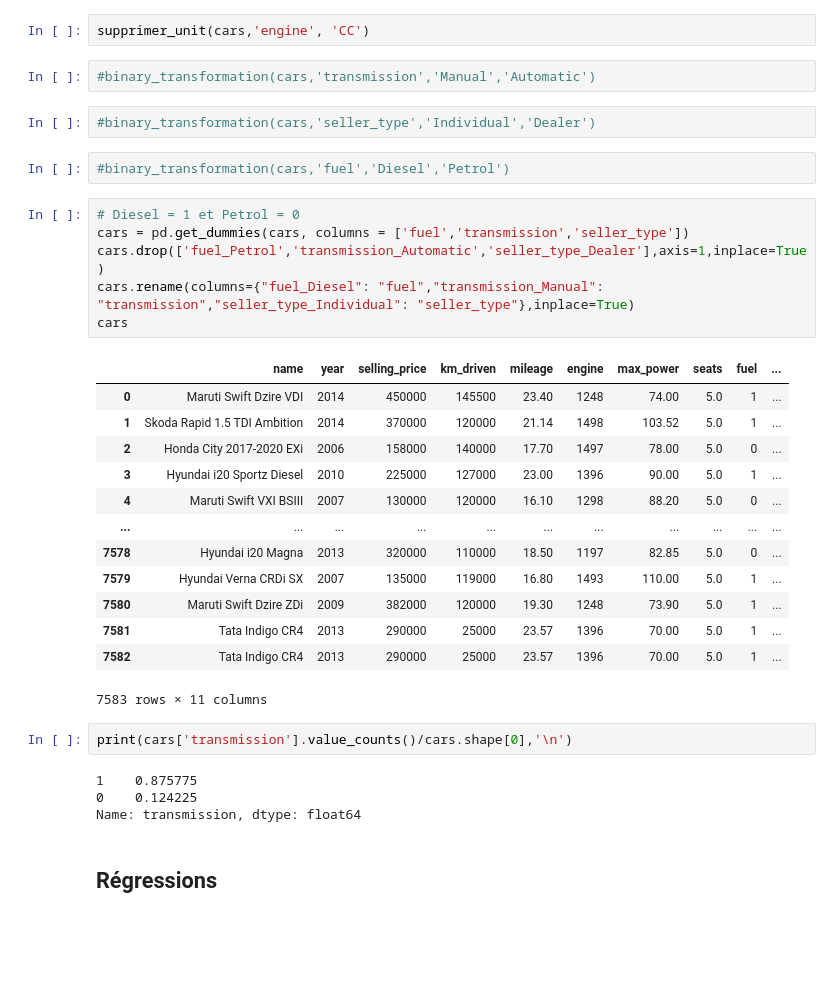
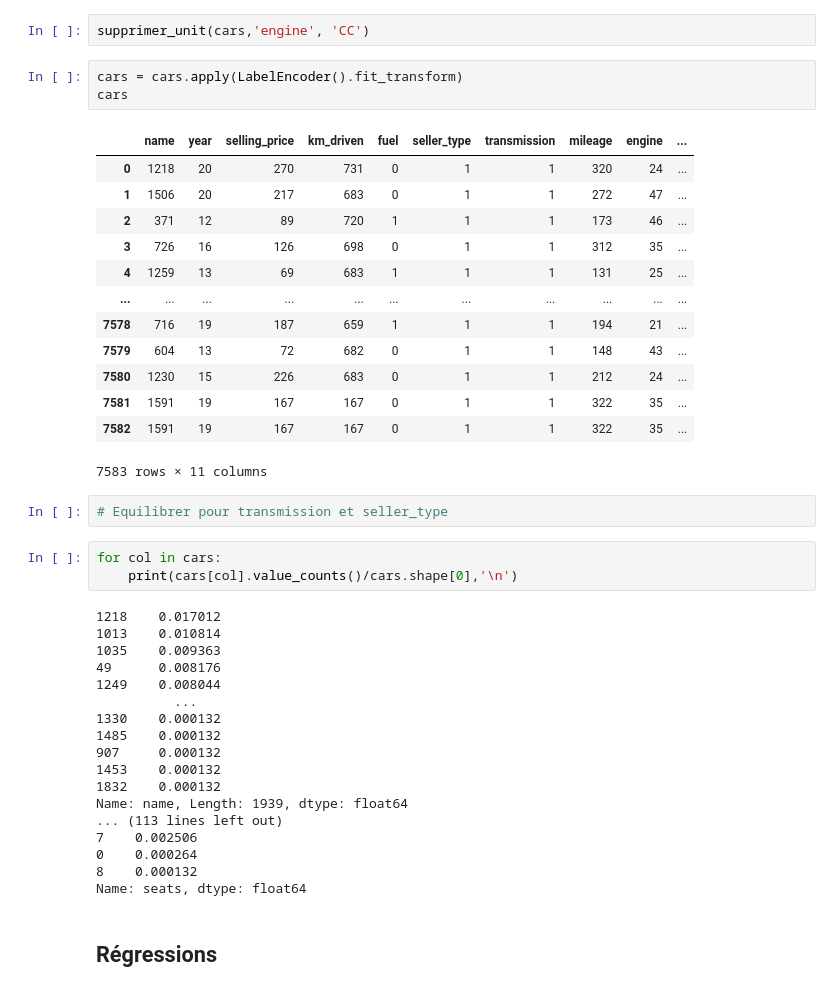
Before and after one commit to jagereren/Car-price-prediction-Machine-learning, a Jupyter notebook: projet_ias.ipynb, the cells around one changed output. Drawn from its saved outputs; the diff is of its cells as text; blank space fills up the shorter version.

```diff
--- a/projet_ias.ipynb
+++ b/projet_ias.ipynb
@@ -210,38 +208,46 @@ supprimer_unit(cars,'max_power','bhp')
 supprimer_unit(cars,'mileage', 'kmpl')
 # %%
 supprimer_unit(cars,'engine', 'CC')
-# %%
-#binary_transformation(cars,'transmission','Manual','Automatic')
-# %%
-#binary_transformation(cars,'seller_type','Individual','Dealer')
-# %%
-#binary_transformation(cars,'fuel','Diesel','Petrol')
-# %%
-# Diesel = 1 et Petrol = 0
-cars = pd.get_dummies(cars, columns = ['fuel','transmission','seller_type'])
-cars.drop(['fuel_Petrol','transmission_Automatic','seller_type_Dealer'],axis=1,inplace=True)
-cars.rename(columns={"fuel_Diesel": "fuel","transmission_Manual": "transmission","seller_type_Individual": "seller_type"},inplace=True)
-cars
-# %% [output]
-|  | name | year | selling_price | km_driven | mileage | engine | max_power | seats | fuel | ... |
-| 0 | Maruti Swift Dzire VDI | 2014 | 450000 | 145500 | 23.40 | 1248 | 74.00 | 5.0 | 1 | ... |
-| 1 | Skoda Rapid 1.5 TDI Ambition | 2014 | 370000 | 120000 | 21.14 | 1498 | 103.52 | 5.0 | 1 | ... |
-| 2 | Honda City 2017-2020 EXi | 2006 | 158000 | 140000 | 17.70 | 1497 | 78.00 | 5.0 | 0 | ... |
-| 3 | Hyundai i20 Sportz Diesel | 2010 | 225000 | 127000 | 23.00 | 1396 | 90.00 | 5.0 | 1 | ... |
-| 4 | Maruti Swift VXI BSIII | 2007 | 130000 | 120000 | 16.10 | 1298 | 88.20 | 5.0 | 0 | ... |
-| ... | ... | ... | ... | ... | ... | ... | ... | ... | ... | ... |
-| 7578 | Hyundai i20 Magna | 2013 | 320000 | 110000 | 18.50 | 1197 | 82.85 | 5.0 | 0 | ... |
-| 7579 | Hyundai Verna CRDi SX | 2007 | 135000 | 119000 | 16.80 | 1493 | 110.00 | 5.0 | 1 | ... |
-| 7580 | Maruti Swift Dzire ZDi | 2009 | 382000 | 120000 | 19.30 | 1248 | 73.90 | 5.0 | 1 | ... |
-| 7581 | Tata Indigo CR4 | 2013 | 290000 | 25000 | 23.57 | 1396 | 70.00 | 5.0 | 1 | ... |
-| 7582 | Tata Indigo CR4 | 2013 | 290000 | 25000 | 23.57 | 1396 | 70.00 | 5.0 | 1 | ... |
-7583 rows × 11 columns
+# %%
+cars = cars.apply(LabelEncoder().fit_transform)
+cars
+# %% [output]
+|  | name | year | selling_price | km_driven | fuel | seller_type | transmission | mileage | engine | ... |
+| 0 | 1218 | 20 | 270 | 731 | 0 | 1 | 1 | 320 | 24 | ... |
+| 1 | 1506 | 20 | 217 | 683 | 0 | 1 | 1 | 272 | 47 | ... |
+| 2 | 371 | 12 | 89 | 720 | 1 | 1 | 1 | 173 | 46 | ... |
+| 3 | 726 | 16 | 126 | 698 | 0 | 1 | 1 | 312 | 35 | ... |
+| 4 | 1259 | 13 | 69 | 683 | 1 | 1 | 1 | 131 | 25 | ... |
+| ... | ... | ... | ... | ... | ... | ... | ... | ... | ... | ... |
+| 7578 | 716 | 19 | 187 | 659 | 1 | 1 | 1 | 194 | 21 | ... |
+| 7579 | 604 | 13 | 72 | 682 | 0 | 1 | 1 | 148 | 43 | ... |
+| 7580 | 1230 | 15 | 226 | 683 | 0 | 1 | 1 | 212 | 24 | ... |
+| 7581 | 1591 | 19 | 167 | 167 | 0 | 1 | 1 | 322 | 35 | ... |
+| 7582 | 1591 | 19 | 167 | 167 | 0 | 1 | 1 | 322 | 35 | ... |
+7583 rows × 11 columns
+# %%
+# Equilibrer pour transmission et seller_type
 # %%
-print(cars['transmission'].value_counts()/cars.shape[0],'\n')
+for col in cars:
+    print(cars[col].value_counts()/cars.shape[0],'\n')
 # %% [output]
-1    0.875775
-0    0.124225
-Name: transmission, dtype: float64
+1218    0.017012
+1013    0.010814
+1035    0.009363
+49      0.008176
+1249    0.008044
+          ...
+1330    0.000132
+1485    0.000132
+907     0.000132
+1453    0.000132
+1832    0.000132
+Name: name, Length: 1939, dtype: float64
+... (113 lines left out)
+7    0.002506
+0    0.000264
+8    0.000132
+Name: seats, dtype: float64
 # %% [markdown]
 ## Régressions
 # %%
```
Also changed, not shown: parts of 8 cells of this notebook.
